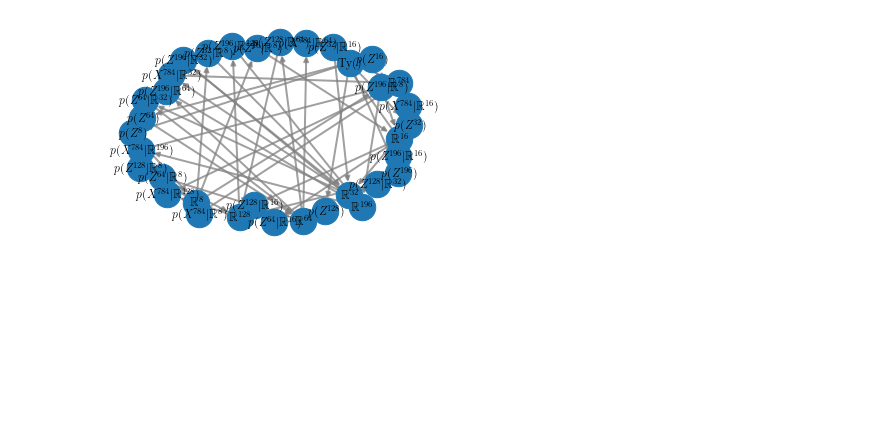
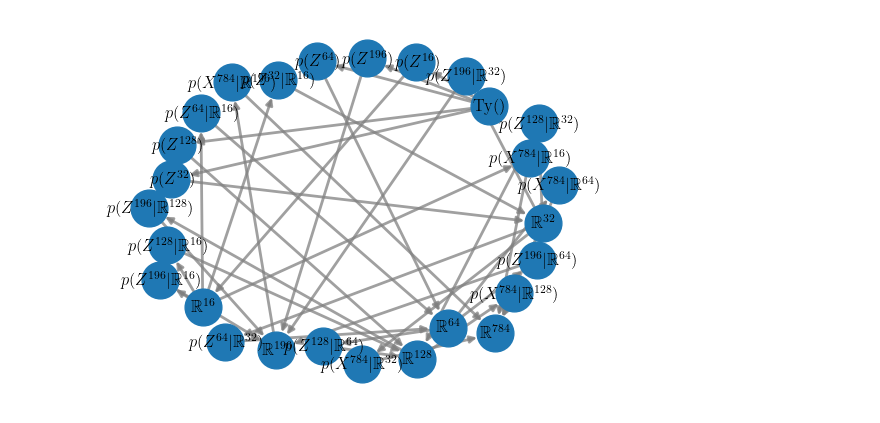
Before and after one commit to esennesh/categorical_bpl, a Jupyter notebook: notebooks/visualize_mnist.ipynb, the cells around one changed output. Drawn from its saved outputs; the diff is of its cells as text; code cells hidden in the pictures; blank space fills up the shorter version.

```diff
--- a/notebooks/visualize_mnist.ipynb
+++ b/notebooks/visualize_mnist.ipynb
@@ -109,10 +109,10 @@ for k in range(10):
 from discopy.biclosed import Ty
 import base.base_type as types
 # %%
-model._category.draw(skip_edges=[(Ty(), types.tensor_type(torch.float, 784))],
-                     filename='vae_vlae_free_category.pdf')
+model._operad.draw(skip_edges=[(Ty(), types.tensor_type(torch.float, 784))],
+                   filename='vae_vlae_free_category.pdf')
 # %% [output]
-[figure, old version]
+[figure, new version]
 # %%
 import torchvision
 # %%
```
Also changed, not shown: parts of 7 cells of this notebook, 2 other files.
